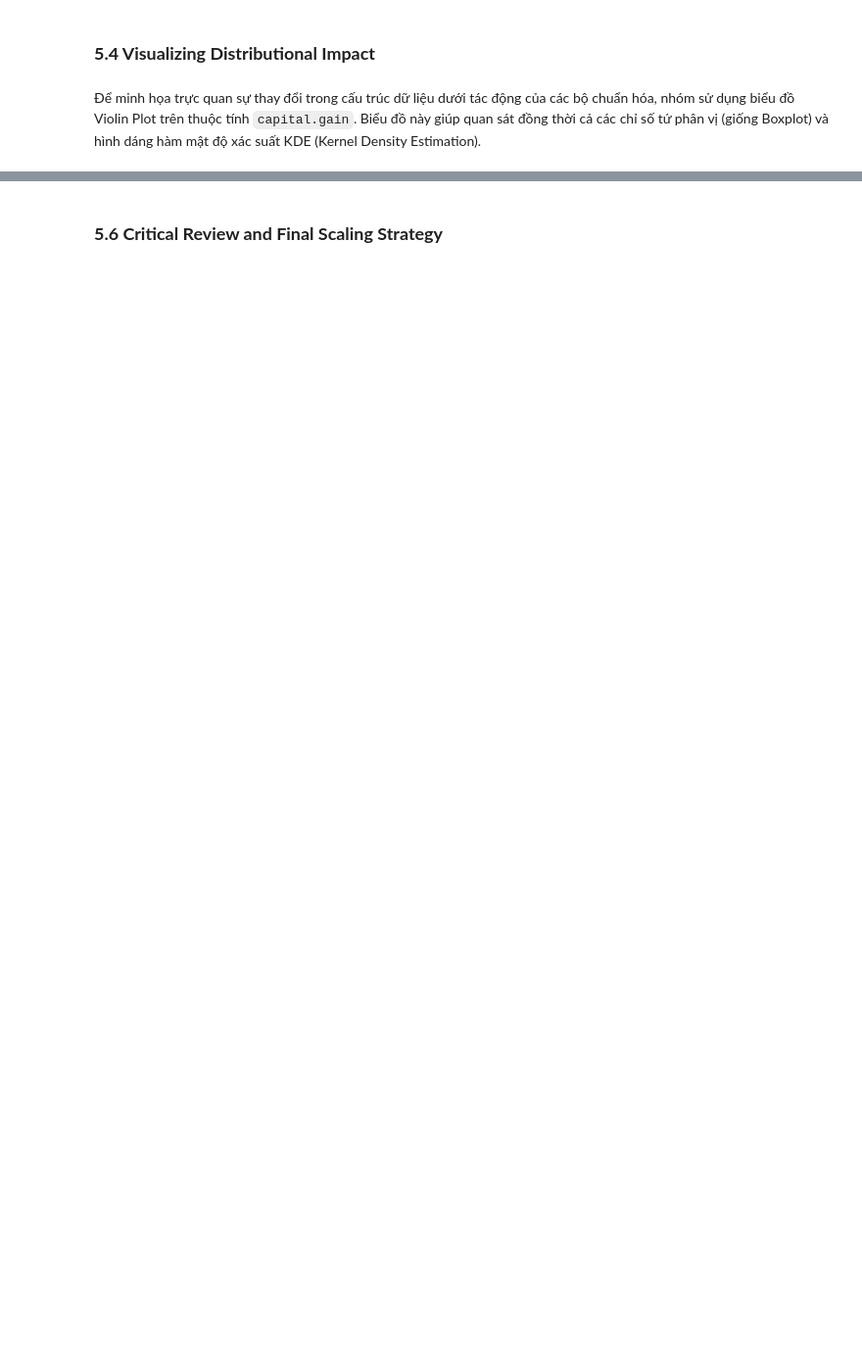
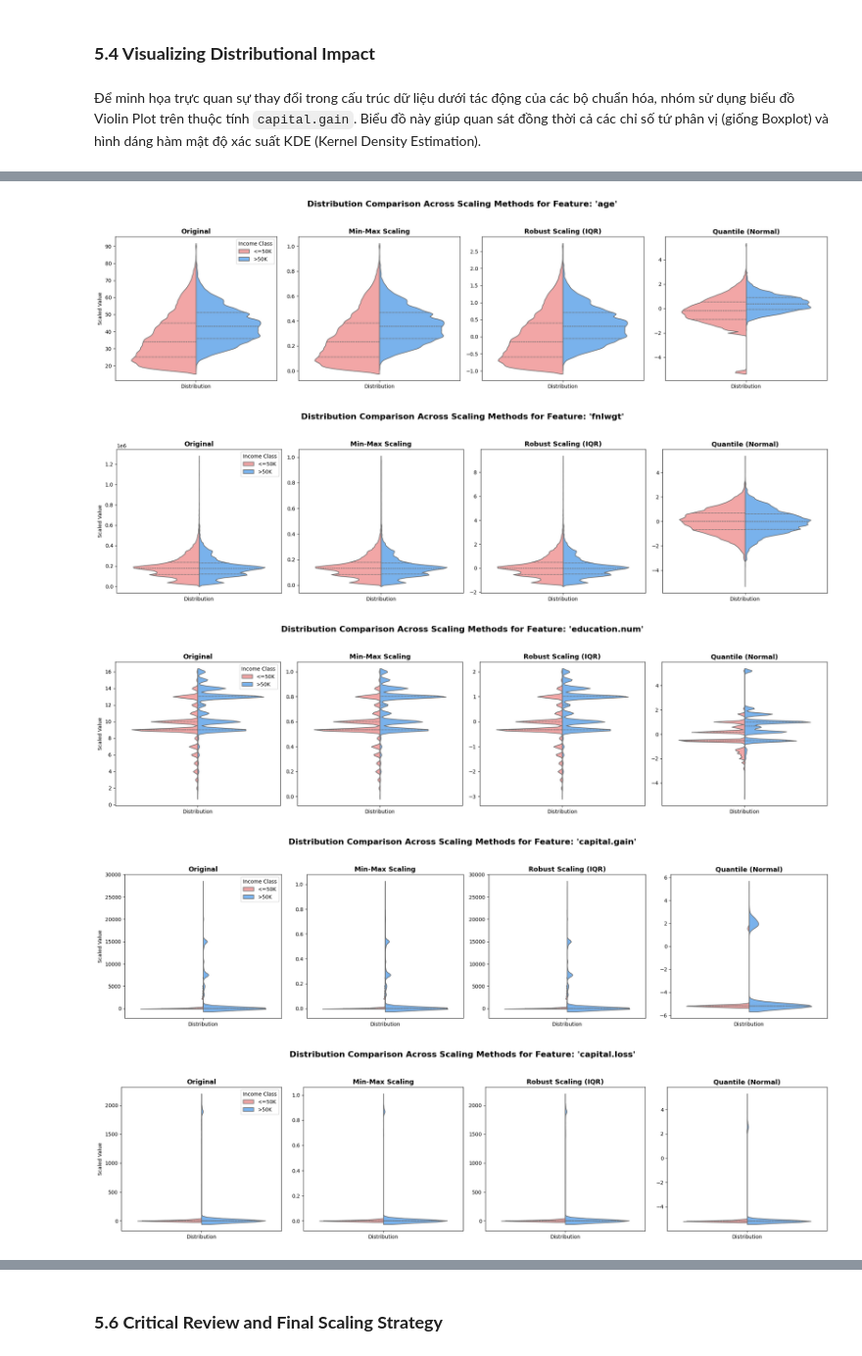
Before and after one commit to quanpro147/HCMUS-DataMining-Prj1, a Jupyter notebook: notebooks/04_preprocessing_tabular.ipynb, the cells around one changed output, grey strips where cells are left out. Shown at 98% size. Cells and saved outputs as stored; diff of their text form; code cells hidden in the pictures; blank space fills up the shorter version.

```diff
--- a/notebooks/04_preprocessing_tabular.ipynb
+++ b/notebooks/04_preprocessing_tabular.ipynb
@@ -722,0 +773,66 @@ plt.show()
+# %%
+# Select representative scaling methods
+methods_to_plot = [
+    'Original',
+    'Min-Max Scaling',
+    'Robust Scaling (IQR)',
+    'Quantile (Normal)'
+]
+
+# Visualization loop for all numerical features
+for feature in num_cols:
+    # Create subplot grid (one column per scaling method)
+    fig, axes = plt.subplots(
+        1,
+        len(methods_to_plot),
+        figsize=(20, 5),
+        sharey=False
+    )
+    for i, method in enumerate(methods_to_plot):
+
+        # Extract scaled data
+        data_scaled = scaled_datasets[method][feature].dropna()
+        y_aligned = y.loc[data_scaled.index]
+
+        # Prepare plotting DataFrame
+        df_plot = pd.DataFrame({
+            'Scaled Value': data_scaled.values,
+            'Income Class': y_aligned.values,
+            'Group': 'Distribution'
+        })
+
+        # Plot split violin
+        sns.violinplot(
+            data=df_plot,
+            x='Group',
+            y='Scaled Value',
+            hue='Income Class',
+            split=True,
+            inner='quartile',
+            density_norm='area',
+            bw_adjust=0.5,
+            palette=['#FF9999', '#66B2FF'],
+            ax=axes[i],
+            legend=(i == 0)
+        )
+        axes[i].set_title(
+            f"{method}",
+            fontsize=13,
+            fontweight='bold'
+        )
+        axes[i].set_xlabel("")
+        axes[i].set_ylabel("Scaled Value" if i == 0 else "")
+    plt.suptitle(
+        f"Distribution Comparison Across Scaling Methods for Feature: '{feature}'",
+        fontsize=16,
+        fontweight='bold',
+        y=1.05
+    )
+    plt.tight_layout()
+    plt.show()
+# %% [output]
+[figure, added]
+[figure, added]
+[figure, added]
+[figure, added]
+[figure, added]
```
Also changed, not shown: parts of 21 cells of this notebook.
